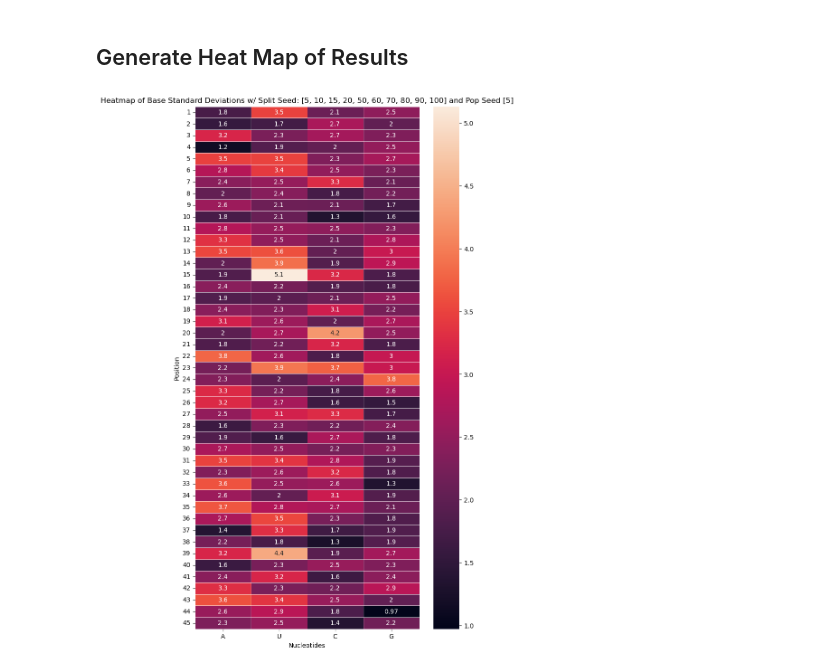
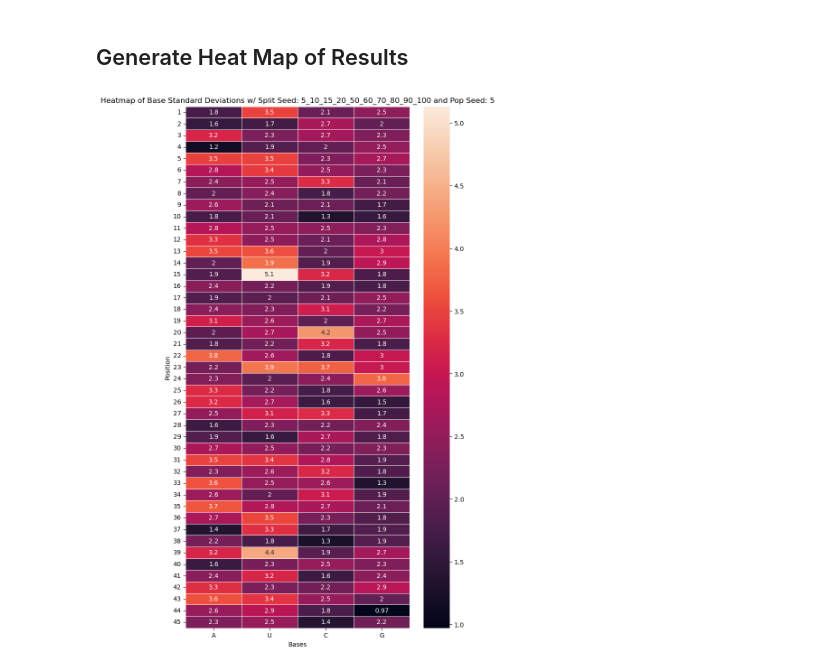
Before and after one commit to atalantatx/atx-genespec, a Jupyter notebook: PSSM_rep/generate_stddev_heat_map.ipynb, the cells around one changed output. Cells and saved outputs as stored; diff of their text form; code cells hidden in the pictures.

Commit message:
update heatmap naming

```diff
--- a/PSSM_rep/generate_stddev_heat_map.ipynb
+++ b/PSSM_rep/generate_stddev_heat_map.ipynb
@@ -70,23 +70,23 @@ position
 # %%
 import seaborn as sns
 import matplotlib.pyplot as plt
 
 plt.figure(figsize=(8, 15))
 svm = sns.heatmap(grouped_stddev, annot=True, linewidths=0.5)
 
 # Customize the plot
-plt.title(f"Heatmap of Base Standard Deviations w/ Split Seed: {split_seeds} and Pop Seed {seed}")
-plt.xlabel("Nucleotides")
+plt.title(f"Heatmap of Base Standard Deviations w/ Split Seed: {new_splits} and Pop Seed: {seed[0]}")
+plt.xlabel("Bases")
 plt.ylabel("Position")
 plt.xticks(rotation=0)
 plt.yticks(rotation=0)
 
 # Show the plot
 plt.show()
 
 figure = svm.get_figure()
 # Save the plot
-outfile = f"heatmaps/heatmap_bdna_data_KL25082020_split_seed-{split_seeds}_pop_seed-{seed}.png"
+outfile = f"heatmaps/heatmap_bdna_data_KL25082020_split_seed-{new_splits}_pop_seed-{seed[0]}.png"
 figure.savefig(outfile)
 # %% [output]
-[figure, old version]
+[figure, new version]
```
Also changed, not shown: parts of 1 cell of this notebook, 1 other file.
